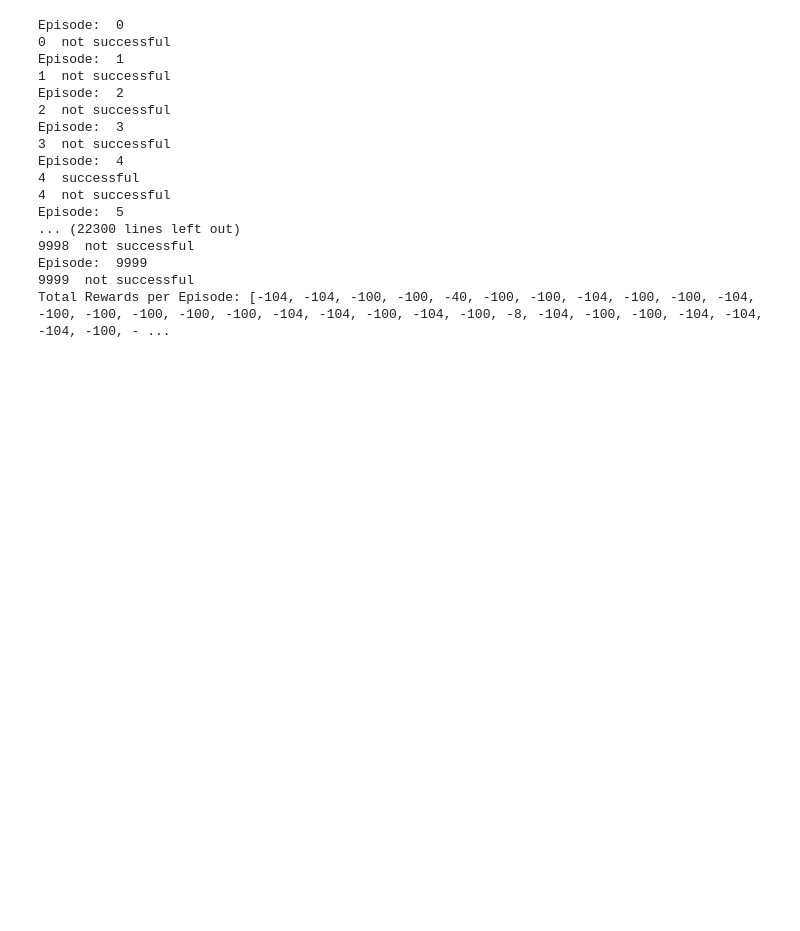
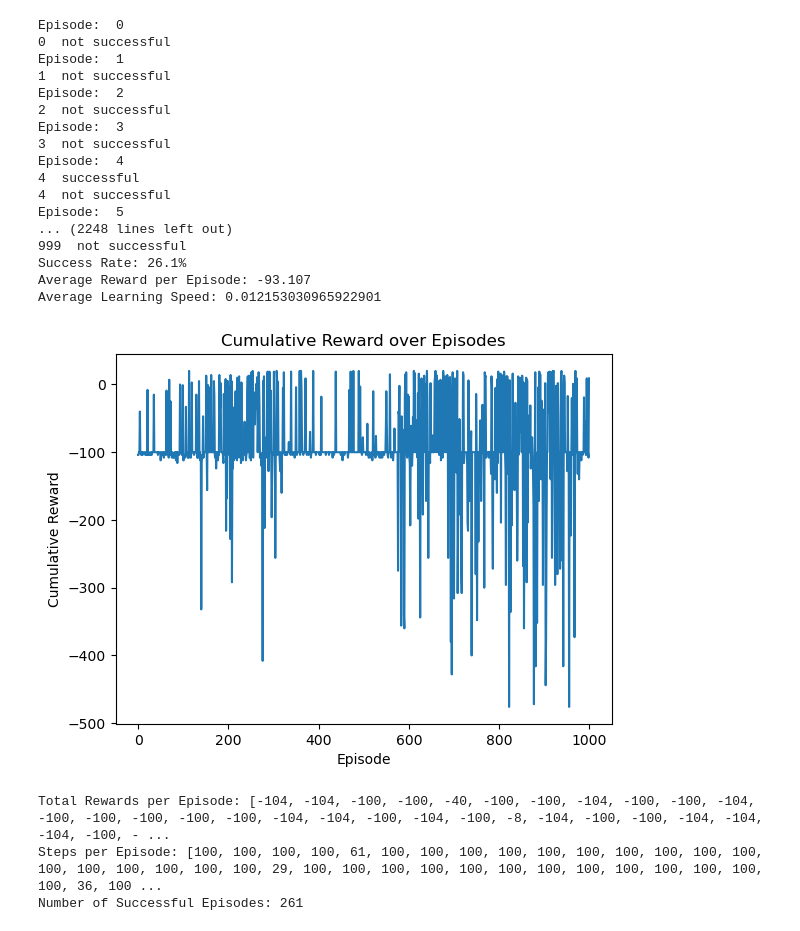
Before and after one commit to namtran3103/UNSWAI2, a Jupyter notebook: assignment2.ipynb, the cells around one changed output. Cells and saved outputs as stored; diff of their text form; code cells hidden in the pictures; blank space fills up the shorter version.

Commit message:
Metrics RAW, CHECK AGAIN

```diff
--- a/assignment2.ipynb
+++ b/assignment2.ipynb
@@ -82,35 +86,64 @@ for episode in range(num_episodes):
     total_rewards_per_episode.append(total_rewards)
     steps_per_episode.append(steps)
 
     # Decay epsilon
     #epsilon = minEpsilon + (maxEpsilon - minEpsilon) * np.exp(-decay_rate*episode)
 
     print(episode, " not successful" )
 
 
 
 # Close the environment
 env.close()
 
+#Calculate Success Rate
+success_rate = (successful_episodes / num_episodes) * 100
+
+# Calculate Average Reward per Episode
+average_reward = np.mean(total_rewards_per_episode)
+
+# Calculate Average Learning Speed (ALS)
+average_learning_speed = 1 / np.mean(steps_per_episode)
+
+# Print metrics
+print(f"Success Rate: {success_rate}%")
+print(f"Average Reward per Episode: {average_reward}")
+print(f"Average Learning Speed: {average_learning_speed}")
+
+# Save metrics to a file
+with open("metrics.txt", "w") as f:
+    f.write(f"Success Rate: {success_rate}%\n")
+    f.write(f"Average Reward per Episode: {average_reward}\n")
+    f.write(f"Average Learning Speed: {average_learning_speed}\n")
+
+plt.plot(total_rewards_per_episode)
+plt.xlabel('Episode')
+plt.ylabel('Cumulative Reward')
+plt.title('Cumulative Reward over Episodes')
+plt.show()
 # Print metrics
 print(f"Total Rewards per Episode: {total_rewards_per_episode}")
 print(f"Steps per Episode: {steps_per_episode}")
 print(f"Number of Successful Episodes: {successful_episodes}")
 # %% [output]
 Episode:  0
 0  not successful
 Episode:  1
 1  not successful
 Episode:  2
 2  not successful
 Episode:  3
 3  not successful
 Episode:  4
 4  successful
 4  not successful
 Episode:  5
-... (22300 lines left out)
-9998  not successful
-Episode:  9999
-9999  not successful
-Total Rewards per Episode: [-104, -104, -100, -100, -40, -100, -100, -104, -100, -100, -104, -100, -100, -100, -100, -100, -104, -104, -100, -104, -100, -8, -104, -100, -100, -104, -104, -104, -100, - ...
+... (2248 lines left out)
+999  not successful
+Success Rate: 26.1%
+Average Reward per Episode: -93.107
+Average Learning Speed: 0.012153030965922901
+[figure, added]
+Total Rewards per Episode: [-104, -104, -100, -100, -40, -100, -100, -104, -100, -100, -104, -100, -100, -100, -100, -100, -104, -104, -100, -104, -100, -8, -104, -100, -100, -104, -104, -104, -100, - ...
+Steps per Episode: [100, 100, 100, 100, 61, 100, 100, 100, 100, 100, 100, 100, 100, 100, 100, 100, 100, 100, 100, 100, 100, 29, 100, 100, 100, 100, 100, 100, 100, 100, 100, 100, 100, 100, 100, 36, 100 ...
+Number of Successful Episodes: 261
```
Also changed, not shown: parts of 1 cell of this notebook, 2 other files.
